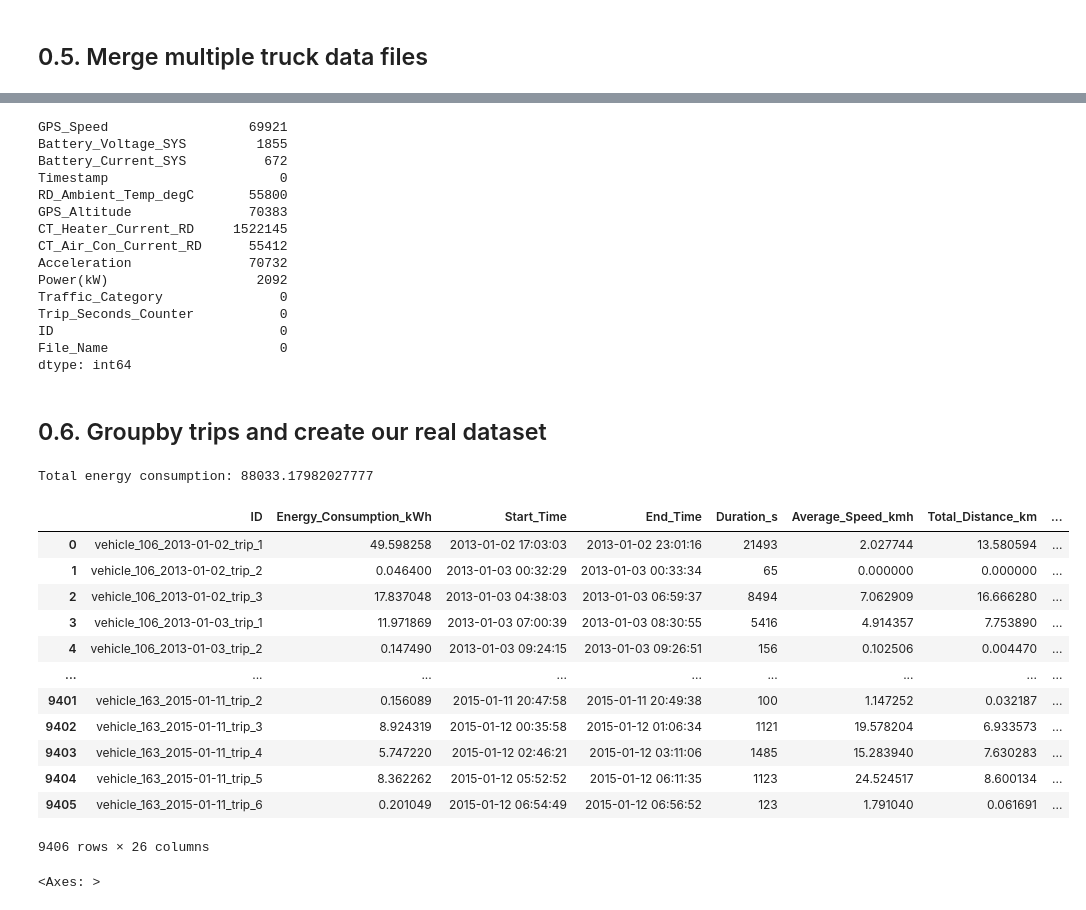
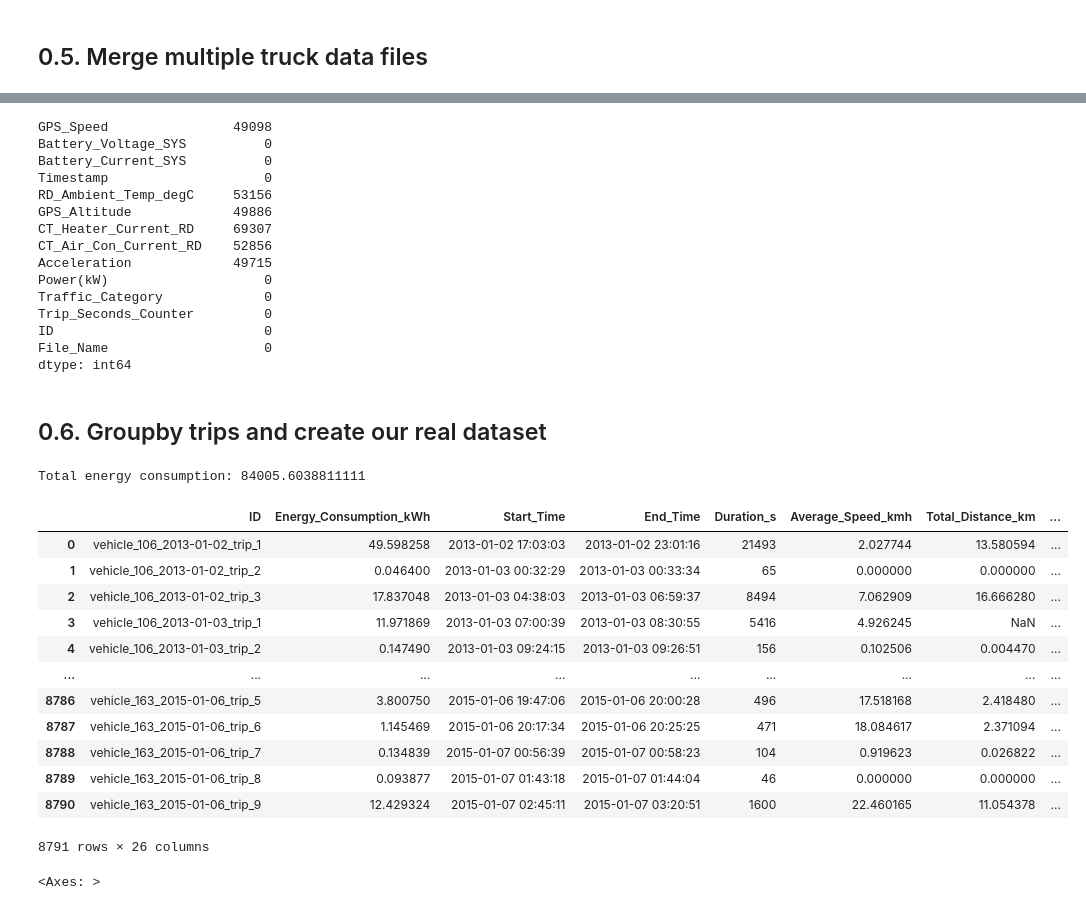
Before and after one commit to ydelipinar/Data_Based_Vehicle_Energy_Consumption_Modeling, a Jupyter notebook: ENS491_492_Project.ipynb, the cells around one changed output, grey strips where cells are left out. Saved outputs shown, nothing was run; the diff lists cells and outputs as text; code cells hidden in the pictures.

Commit message:
heater variable nan check added in loop if part
NaN vlaues in Power dropped to have better estiamtion for energy consumption

```diff
--- a/ENS491_492_Project.ipynb
+++ b/ENS491_492_Project.ipynb
@@ -195,7 +195,8 @@ for path, currentDirectory, files in os.walk(path_prefix):
 
             if(df_anomaly['RD_Ambient_Temp_degC'].isnull().mean() >= 0.50 or df_anomaly['GPS_Speed'].isnull().mean() >= 0.50 or
                df_anomaly['Battery_Voltage_SYS'].isnull().mean() >= 0.50 or df_anomaly['Battery_Current_SYS'].isnull().mean() >= 0.50 or
-               df_anomaly['GPS_Altitude'].isnull().mean()>= 0.50):
+               df_anomaly['GPS_Altitude'].isnull().mean()>= 0.50 or df_anomaly['CT_Heater_Current_RD'].isnull().mean()>= 0.50 or
+               df_anomaly['CT_Air_Con_Current_RD'].isnull().mean()>= 0.50) :
                 removed_file_counter += 1
 
             else:
@@ -203,6 +204,8 @@ for path, currentDirectory, files in os.walk(path_prefix):
                 # Seconds[n] = Timestamp[n+1] - Timestamp[n]
                 df_temp['Timestamp'] = pd.to_datetime(df_temp['Timestamp'], unit='s')
                 df_temp['Seconds difference'] = df_temp['Timestamp'].diff().dt.total_seconds()
+                df_temp['GPS_Altitude_diff'] = df_temp['GPS_Altitude'].diff()
+                df_temp.at[0, "GPS_Altitude_diff"] = 0
 
                 # Calculate the cumulative sum of the time differences
                 df_temp['Total Time(s)'] = df_temp['Seconds difference'].cumsum()
@@ -255,6 +258,7 @@ for path, currentDirectory, files in os.walk(path_prefix):
                 df_temp["File_Name"] = os.path.basename(path) + '_' + file
 
                 # Drop the 'Unnecessary' column
+                df_temp = df_temp.dropna(subset=['Power(kW)'])
                 df_temp = df_temp.drop(['Trip_diff'], axis=1)
                 df_temp = df_temp.drop(['Seconds difference'], axis=1)
                 df_temp = df_temp.drop(['BMU_Mode_SYS'], axis=1)
@@ -306,20 +310,20 @@ df_merged
 # %%
 df_merged.isna().sum()
 # %% [output]
-GPS_Speed                  69921
-Battery_Voltage_SYS         1855
-Battery_Current_SYS          672
-Timestamp                      0
-RD_Ambient_Temp_degC       55800
-GPS_Altitude               70383
-CT_Heater_Current_RD     1522145
-CT_Air_Con_Current_RD      55412
-Acceleration               70732
-Power(kW)                   2092
-Traffic_Category               0
-Trip_Seconds_Counter           0
-ID                             0
-File_Name                      0
+GPS_Speed                49098
+Battery_Voltage_SYS          0
+Battery_Current_SYS          0
+Timestamp                    0
+RD_Ambient_Temp_degC     53156
+GPS_Altitude             49886
+CT_Heater_Current_RD     69307
+CT_Air_Con_Current_RD    52856
+Acceleration             49715
+Power(kW)                    0
+Traffic_Category             0
+Trip_Seconds_Counter         0
+ID                           0
+File_Name                    0
 dtype: int64
 # %%
 df_merged['GPS_Speed'] = df_merged['GPS_Speed'].fillna(0)
@@ -333,7 +337,7 @@ def calculate_trip_metrics(df):
     gps_altitude_diff = df["GPS_Altitude"].diff()
 
     avg_temperature = df["RD_Ambient_Temp_degC"].mean()
-    avg_speed_kmh = df["GPS_Speed"].mean()
+    avg_speed_kmh = df["GPS_Speed"].mean(skipna=True)
     avg_traffic_category = df["Traffic_Category"].mean()
     avg_gps_altitude = gps_altitude_diff.mean()
     avg_heater = df["CT_Heater_Current_RD"].mean()
@@ -346,11 +350,17 @@ def calculate_trip_metrics(df):
     positive_acceleration_sum = df[df["Acceleration"] > 0]["Acceleration"].sum()
     negative_acceleration_sum = df[df["Acceleration"] < 0]["Acceleration"].sum()
 
-    positive_altitude_diff_mean = gps_altitude_diff[gps_altitude_diff > 0].mean()
-    negative_altitude_diff_mean = gps_altitude_diff[gps_altitude_diff < 0].mean()
+    positive_altitude_diff_mean = df[df["GPS_Altitude_diff"] > 0]["GPS_Altitude_diff"].mean()
+    negative_altitude_diff_mean = df[df["GPS_Altitude_diff"] < 0]["GPS_Altitude_diff"].mean()
 
-    positive_altitude_diff_sum = gps_altitude_diff[gps_altitude_diff > 0].sum()
-    negative_altitude_diff_sum = gps_altitude_diff[gps_altitude_diff < 0].sum()
+    positive_altitude_diff_sum = df[df["GPS_Altitude_diff"] > 0]["GPS_Altitude_diff"].sum()
+    negative_altitude_diff_sum = df[df["GPS_Altitude_diff"] < 0]["GPS_Altitude_diff"].sum()
+
+    # positive_altitude_diff_mean = gps_altitude_diff[gps_altitude_diff > 0].mean()
+    # negative_altitude_diff_mean = gps_altitude_diff[gps_altitude_diff < 0].mean()
+
+    # positive_altitude_diff_sum = gps_altitude_diff[gps_altitude_diff > 0].sum()
+    # negative_altitude_diff_sum = gps_altitude_diff[gps_altitude_diff < 0].sum()
 
     # Get start time and end time for each trip
     start_time = df["Timestamp"].iloc[0]
@@ -360,10 +370,12 @@ def calculate_trip_metrics(df):
     max_speed = df["GPS_Speed"].max()
     min_speed = df["GPS_Speed"].min()
 
-    max_altitude_diff = gps_altitude_diff.max()
+    # max_altitude_diff = gps_altitude_diff.max()
+    max_altitude_diff = df["GPS_Altitude_diff"].max()
     max_altitude = df["GPS_Altitude"].max()
 
-    min_altitude_diff = gps_altitude_diff.min()
+    # min_altitude_diff = gps_altitude_diff.min()
+    min_altitude_diff = df["GPS_Altitude_diff"].min()
     min_altitude = df["GPS_Altitude"].min()
 
     # Calculation of total distance in km
@@ -391,43 +403,43 @@ def calculate_trip_metrics(df):
         'Positive_Altitude-diff_Mean': positive_altitude_diff_mean,
         'Negative_Altitude-diff_Mean': negative_altitude_diff_mean,
         'Positive_Altitude-diff_Sum': positive_altitude_diff_sum,
         'Negative_Altitude-diff_Sum': negative_altitude_diff_sum,
 
         'Max_Altitude-diff': max_altitude_diff,
         'Min_Altitude-diff': min_altitude_diff,
         'Max_Altitude': max_altitude,
         'Min_Altitude': min_altitude,
         'GPS_Altitude_Mean':avg_gps_altitude,
 
         'Average_Ambient_Temperature': avg_temperature,
         'Average_heater': avg_heater,
         'Average_air': avg_air,
         # 'Average_Ambient_Temperature': avg_temperature,
         'Traffic_Category_Mean': avg_traffic_category
     }
 
 # Group the DataFrame by 'ID', apply the custom function, and store the result in a Series
 trip_metrics = df_merged.groupby('ID').apply(calculate_trip_metrics)
 trip_metrics_df = trip_metrics.apply(pd.Series).reset_index()
 
 # Reset the index and print the total energy consumption
 print('Total energy consumption:', trip_metrics_df["Energy_Consumption_kWh"].sum())
 trip_metrics_df
 # %% [output]
-Total energy consumption: 88033.17982027777
+Total energy consumption: 84005.6038811111
 |  | ID | Energy_Consumption_kWh | Start_Time | End_Time | Duration_s | Average_Speed_kmh | Total_Distance_km | ... |
 | 0 | vehicle_106_2013-01-02_trip_1 | 49.598258 | 2013-01-02 17:03:03 | 2013-01-02 23:01:16 | 21493 | 2.027744 | 13.580594 | ... |
 | 1 | vehicle_106_2013-01-02_trip_2 | 0.046400 | 2013-01-03 00:32:29 | 2013-01-03 00:33:34 | 65 | 0.000000 | 0.000000 | ... |
 | 2 | vehicle_106_2013-01-02_trip_3 | 17.837048 | 2013-01-03 04:38:03 | 2013-01-03 06:59:37 | 8494 | 7.062909 | 16.666280 | ... |
-| 3 | vehicle_106_2013-01-03_trip_1 | 11.971869 | 2013-01-03 07:00:39 | 2013-01-03 08:30:55 | 5416 | 4.914357 | 7.753890 | ... |
+| 3 | vehicle_106_2013-01-03_trip_1 | 11.971869 | 2013-01-03 07:00:39 | 2013-01-03 08:30:55 | 5416 | 4.926245 | NaN | ... |
 | 4 | vehicle_106_2013-01-03_trip_2 | 0.147490 | 2013-01-03 09:24:15 | 2013-01-03 09:26:51 | 156 | 0.102506 | 0.004470 | ... |
 | ... | ... | ... | ... | ... | ... | ... | ... | ... |
-| 9401 | vehicle_163_2015-01-11_trip_2 | 0.156089 | 2015-01-11 20:47:58 | 2015-01-11 20:49:38 | 100 | 1.147252 | 0.032187 | ... |
-| 9402 | vehicle_163_2015-01-11_trip_3 | 8.924319 | 2015-01-12 00:35:58 | 2015-01-12 01:06:34 | 1121 | 19.578204 | 6.933573 | ... |
-| 9403 | vehicle_163_2015-01-11_trip_4 | 5.747220 | 2015-01-12 02:46:21 | 2015-01-12 03:11:06 | 1485 | 15.283940 | 7.630283 | ... |
-| 9404 | vehicle_163_2015-01-11_trip_5 | 8.362262 | 2015-01-12 05:52:52 | 2015-01-12 06:11:35 | 1123 | 24.524517 | 8.600134 | ... |
-| 9405 | vehicle_163_2015-01-11_trip_6 | 0.201049 | 2015-01-12 06:54:49 | 2015-01-12 06:56:52 | 123 | 1.791040 | 0.061691 | ... |
+| 8786 | vehicle_163_2015-01-06_trip_5 | 3.800750 | 2015-01-06 19:47:06 | 2015-01-06 20:00:28 | 496 | 17.518168 | 2.418480 | ... |
+| 8787 | vehicle_163_2015-01-06_trip_6 | 1.145469 | 2015-01-06 20:17:34 | 2015-01-06 20:25:25 | 471 | 18.084617 | 2.371094 | ... |
+| 8788 | vehicle_163_2015-01-06_trip_7 | 0.134839 | 2015-01-07 00:56:39 | 2015-01-07 00:58:23 | 104 | 0.919623 | 0.026822 | ... |
+| 8789 | vehicle_163_2015-01-06_trip_8 | 0.093877 | 2015-01-07 01:43:18 | 2015-01-07 01:44:04 | 46 | 0.000000 | 0.000000 | ... |
+| 8790 | vehicle_163_2015-01-06_trip_9 | 12.429324 | 2015-01-07 02:45:11 | 2015-01-07 03:20:51 | 1600 | 22.460165 | 11.054378 | ... |
-9406 rows × 26 columns
+8791 rows × 26 columns
 # %%
 sns.heatmap(trip_metrics_df.corr(), cmap="YlGnBu")
 # %% [output]
```
Also changed, not shown: parts of 4 cells of this notebook.
